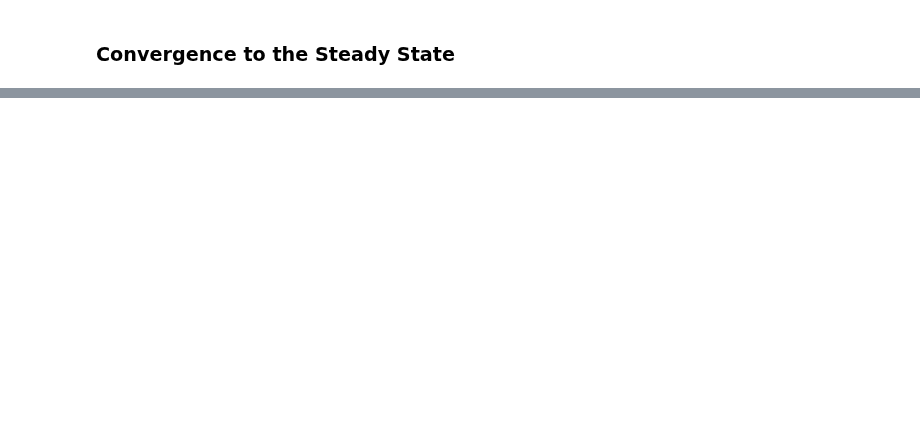
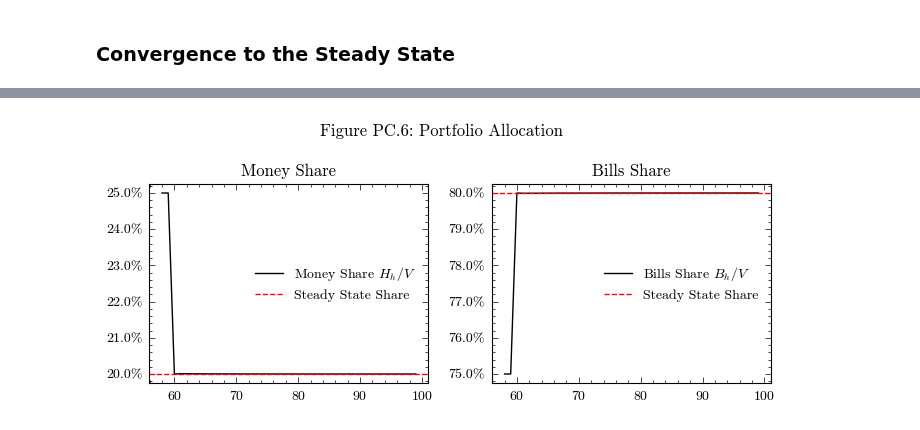
Before and after one commit to KarlNaumann/MacroStat, a Jupyter notebook: docs/models/GL06/GL06PC.ipynb, the cells around one changed output, grey strips where cells are left out. Drawn from its saved outputs; the diff is of its cells as text; code cells hidden in the pictures; blank space fills up the shorter version.

```diff
--- a/docs/models/GL06/GL06PC.ipynb
+++ b/docs/models/GL06/GL06PC.ipynb
@@ -282,0 +400,25 @@ plt.show()
+# %%
+fig, axs = plt.subplots(ncols=2, nrows=1, figsize=(7, 3))
+share_bills = steadystate_interest_rate_increase['HouseholdBillStock'] / steadystate_interest_rate_increase['Wealth']
+df = output_interest_rate_increase.loc[model.parameters["scenario_trigger"]-2:]
+# Left panel - Money share
+money_share = df['HouseholdMoneyStock'] / df['Wealth']
+line1 = axs[0].plot(df.index, money_share, color='k', linestyle='-', label='Money Share $H_h/V$')
+axs[0].axhline(y=1-share_bills, color='r', linestyle='--', label='Steady State Share')
+axs[0].legend(loc='center right', frameon=False)
+axs[0].set_title('Money Share')
+axs[0].yaxis.set_major_formatter(PercentFormatter(1))
+
+# Right panel - Bills share
+bills_share = df['HouseholdBillStock'] / df['Wealth']
+line3 = axs[1].plot(df.index, bills_share, color='k', linestyle='-', label='Bills Share $B_h/V$')
+axs[1].axhline(y=share_bills, color='r', linestyle='--', label='Steady State Share')
+axs[1].legend(loc='center right', frameon=False)
+axs[1].set_title('Bills Share')
+axs[1].yaxis.set_major_formatter(PercentFormatter(1))
+
+fig.suptitle('Figure PC.6: Portfolio Allocation')
+plt.tight_layout()
+plt.show()
+# %% [output]
+[figure, added]
```
Also changed, not shown: parts of 56 cells of this notebook, 9 other files.
